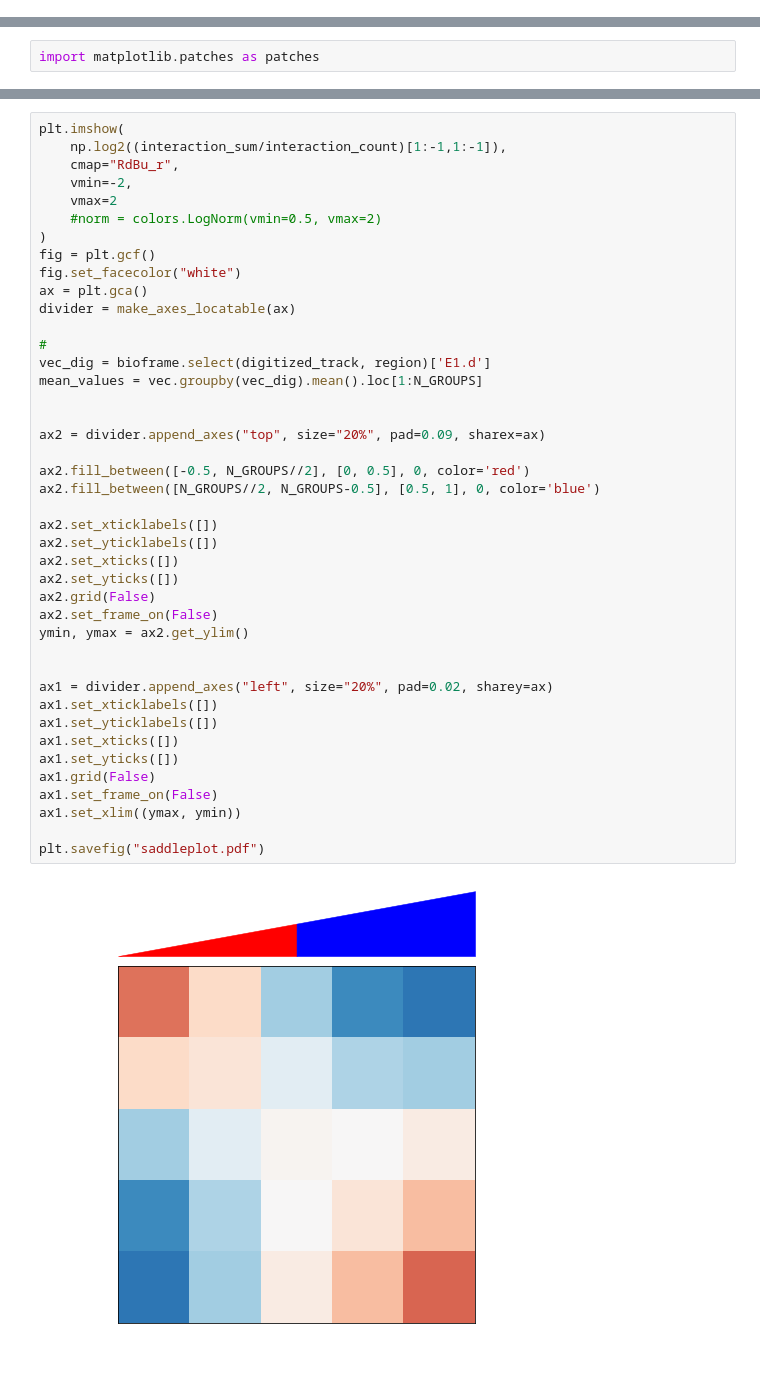
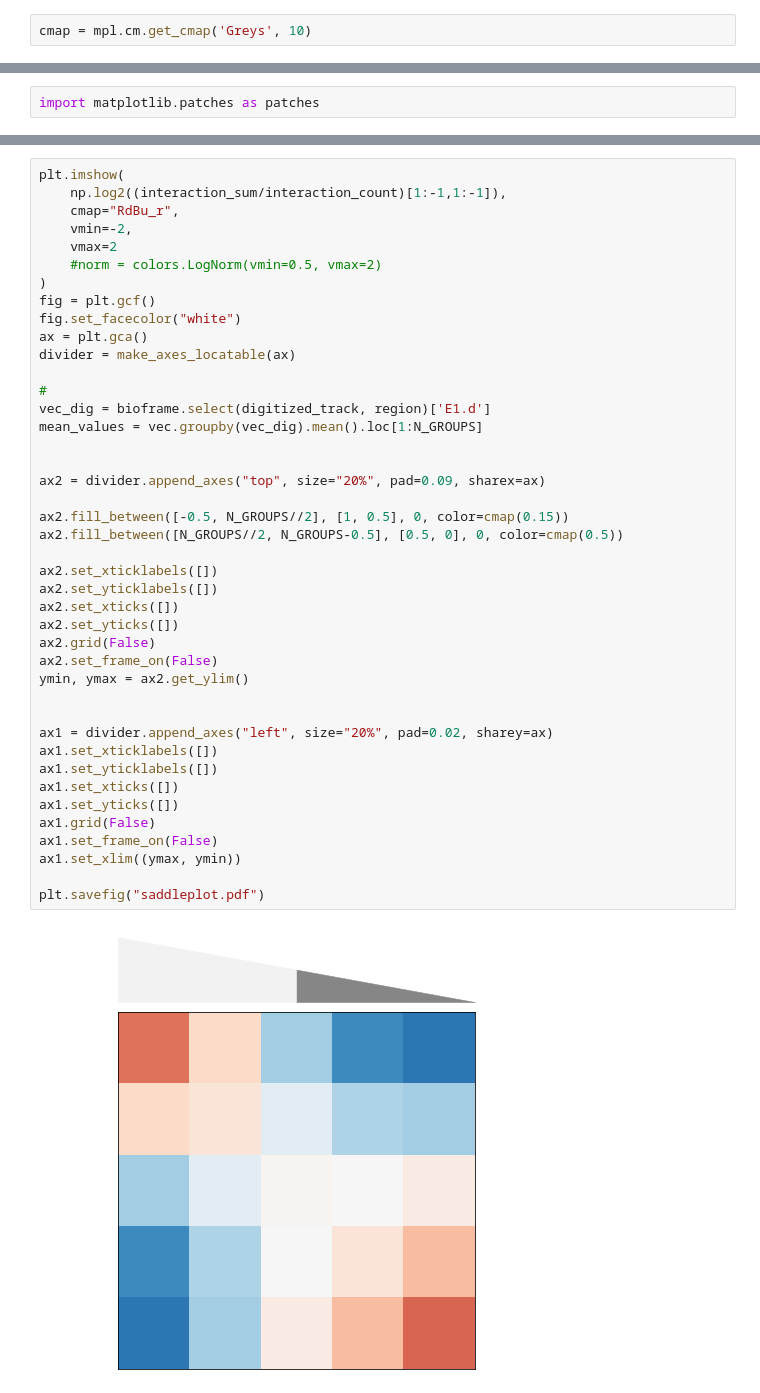
Before and after one commit to open2c/open2c_vignettes, a Jupyter notebook: cooltools_manuscript/compartments_and_saddles.ipynb, the cells around one changed output, grey strips where cells are left out. Cells and saved outputs as stored; diff of their text form; blank space fills up the shorter version.

Commit message:
color scheme change from red-blue to lightgray-darkgray

```diff
--- a/cooltools_manuscript/compartments_and_saddles.ipynb
+++ b/cooltools_manuscript/compartments_and_saddles.ipynb
@@ -173,3 +175,5 @@ matrix += matrix.T
+# %%
+cmap = mpl.cm.get_cmap('Greys', 10)
 # %%
 fig, axs = plt.subplots(ncols=6, **dict(figsize=(50,9), facecolor="white"))
 
@@ -356,33 +365,33 @@ ax = plt.gca()
 divider = make_axes_locatable(ax)
 
 #
 vec_dig = bioframe.select(digitized_track, region)['E1.d']
 mean_values = vec.groupby(vec_dig).mean().loc[1:N_GROUPS]
 
 
 ax2 = divider.append_axes("top", size="20%", pad=0.09, sharex=ax)
 
-ax2.fill_between([-0.5, N_GROUPS//2], [0, 0.5], 0, color='red')
-ax2.fill_between([N_GROUPS//2, N_GROUPS-0.5], [0.5, 1], 0, color='blue')
+ax2.fill_between([-0.5, N_GROUPS//2], [1, 0.5], 0, color=cmap(0.15))
+ax2.fill_between([N_GROUPS//2, N_GROUPS-0.5], [0.5, 0], 0, color=cmap(0.5))
 
 ax2.set_xticklabels([])
 ax2.set_yticklabels([])
 ax2.set_xticks([])
 ax2.set_yticks([])
 ax2.grid(False)
 ax2.set_frame_on(False)
 ymin, ymax = ax2.get_ylim()
 
 
 ax1 = divider.append_axes("left", size="20%", pad=0.02, sharey=ax)
 ax1.set_xticklabels([])
 ax1.set_yticklabels([])
 ax1.set_xticks([])
 ax1.set_yticks([])
 ax1.grid(False)
 ax1.set_frame_on(False)
 ax1.set_xlim((ymax, ymin))
 
 plt.savefig("saddleplot.pdf")
 # %% [output]
-[figure, old version]
+[figure, new version]
```
Also changed, not shown: parts of 4 cells of this notebook.
